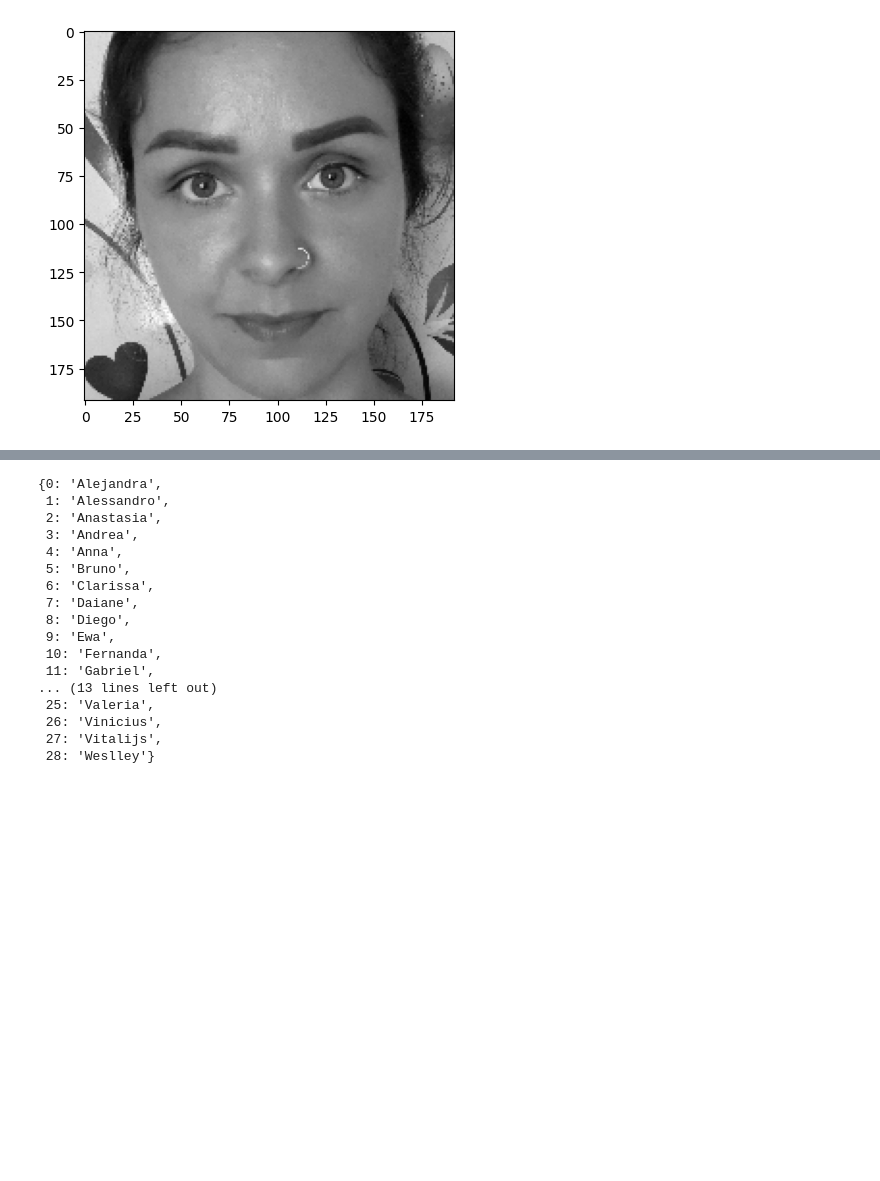
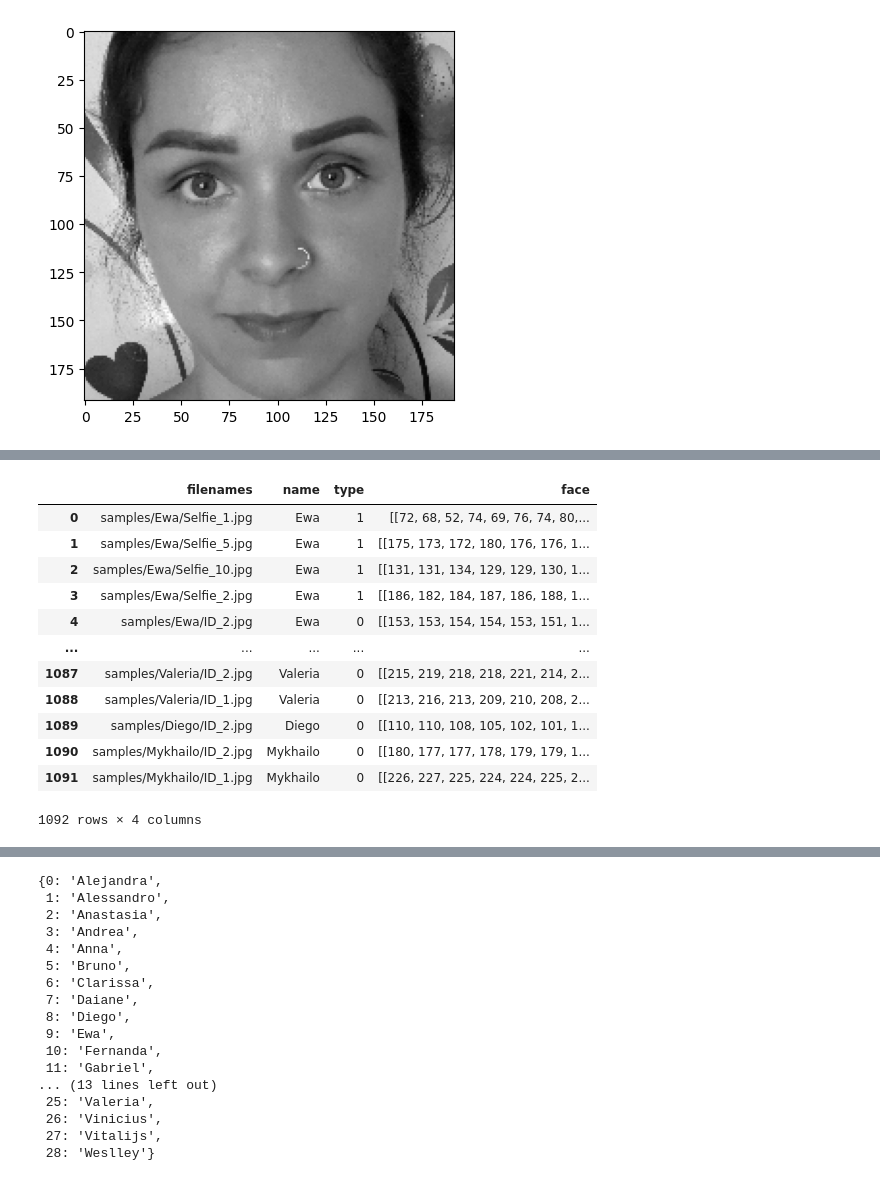
Before and after one commit to MBA-IA-GROUP-A/visao-computacional-detector-liveness, a Jupyter notebook: notebook/deteccao-liveness-notebook.ipynb, the cells around one changed output, grey strips where cells are left out. Cells and saved outputs as stored; diff of their text form; code cells hidden in the pictures; blank space fills up the shorter version.

```diff
--- a/notebook/deteccao-liveness-notebook.ipynb
+++ b/notebook/deteccao-liveness-notebook.ipynb
@@ -208,3 +236,21 @@ def train_test_validation_split(dataset, dataset_size, train_split=0.7, val_spli
+# %%
+images = pd.concat([images, images_fake], axis=0)
+images = images.reset_index(drop=True)
+images
+# %% [output]
+|  | filenames | name | type | face |
+| 0 | samples/Ewa/Selfie_1.jpg | Ewa | 1 | [[72, 68, 52, 74, 69, 76, 74, 80,... |
+| 1 | samples/Ewa/Selfie_5.jpg | Ewa | 1 | [[175, 173, 172, 180, 176, 176, 1... |
+| 2 | samples/Ewa/Selfie_10.jpg | Ewa | 1 | [[131, 131, 134, 129, 129, 130, 1... |
+| 3 | samples/Ewa/Selfie_2.jpg | Ewa | 1 | [[186, 182, 184, 187, 186, 188, 1... |
+| 4 | samples/Ewa/ID_2.jpg | Ewa | 0 | [[153, 153, 154, 154, 153, 151, 1... |
+| ... | ... | ... | ... | ... |
+| 1087 | samples/Valeria/ID_2.jpg | Valeria | 0 | [[215, 219, 218, 218, 221, 214, 2... |
+| 1088 | samples/Valeria/ID_1.jpg | Valeria | 0 | [[213, 216, 213, 209, 210, 208, 2... |
+| 1089 | samples/Diego/ID_2.jpg | Diego | 0 | [[110, 110, 108, 105, 102, 101, 1... |
+| 1090 | samples/Mykhailo/ID_2.jpg | Mykhailo | 0 | [[180, 177, 177, 178, 179, 179, 1... |
+| 1091 | samples/Mykhailo/ID_1.jpg | Mykhailo | 0 | [[226, 227, 225, 224, 224, 225, 2... |
+1092 rows × 4 columns
 # %%
 # total
 images.__len__()
```
Also changed, not shown: parts of 19 cells of this notebook, 1 other file.
